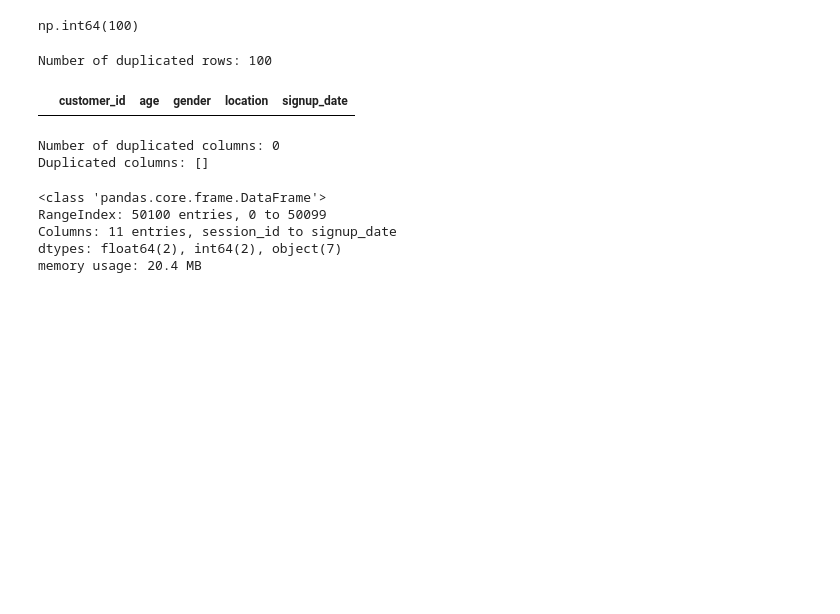
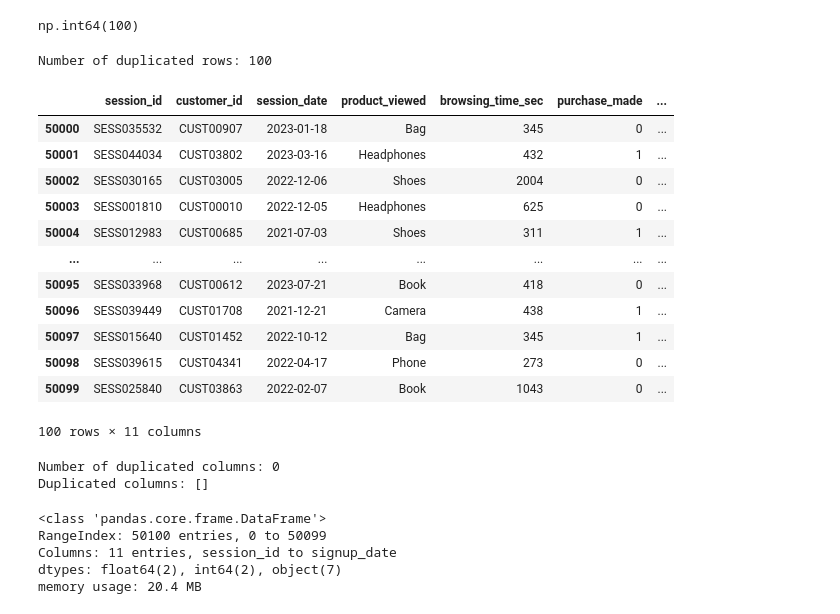
Before and after one commit to EfyaDufie2020/Analyzing-Customer-Behavior-for-E-commerce-Insights, a Jupyter notebook: E-commerce.ipynb, the cells around one changed output. Cells and saved outputs as stored; diff of their text form; code cells hidden in the pictures; blank space fills up the shorter version.

```diff
--- a/E-commerce.ipynb
+++ b/E-commerce.ipynb
@@ -272,5 +273,5 @@ We will do a left join using the Customer Id. df_final is the combined data set
 # %%
-df_final = df_sessions.merge(df_customers, how='left', on='customer_id', suffixes=('_df_sessions','_df_customers'))
+df_combine = df_sessions.merge(df_customers, how='left', on='customer_id', suffixes=('_df_sessions','_df_customers'))
 # %% [markdown]
 ## Exploratory Data Analysis(EDA)
 # %%
@@ -350,16 +351,28 @@ df_final.duplicated().sum()
 np.int64(100)
 # %%
 # Check for duplicated rows
-duplicated_rows = df_final.duplicated()
+duplicated_rows = df_combine.duplicated()
 
 # Display the number of duplicated rows
 print(f"Number of duplicated rows: {duplicated_rows.sum()}")
 
 # Display duplicated rows
-df_customers[duplicated_rows]
+df_combine[duplicated_rows]
 # %% [output]
 Number of duplicated rows: 100
-|  | customer_id | age | gender | location | signup_date |
+|  | session_id | customer_id | session_date | product_viewed | browsing_time_sec | purchase_made | ... |
+| 50000 | SESS035532 | CUST00907 | 2023-01-18 | Bag | 345 | 0 | ... |
+| 50001 | SESS044034 | CUST03802 | 2023-03-16 | Headphones | 432 | 1 | ... |
+| 50002 | SESS030165 | CUST03005 | 2022-12-06 | Shoes | 2004 | 0 | ... |
+| 50003 | SESS001810 | CUST00010 | 2022-12-05 | Headphones | 625 | 0 | ... |
+| 50004 | SESS012983 | CUST00685 | 2021-07-03 | Shoes | 311 | 1 | ... |
+| ... | ... | ... | ... | ... | ... | ... | ... |
+| 50095 | SESS033968 | CUST00612 | 2023-07-21 | Book | 418 | 0 | ... |
+| 50096 | SESS039449 | CUST01708 | 2021-12-21 | Camera | 438 | 1 | ... |
+| 50097 | SESS015640 | CUST01452 | 2022-10-12 | Bag | 345 | 1 | ... |
+| 50098 | SESS039615 | CUST04341 | 2022-04-17 | Phone | 273 | 0 | ... |
+| 50099 | SESS025840 | CUST03863 | 2022-02-07 | Book | 1043 | 0 | ... |
+100 rows × 11 columns
 # %%
 # Check for duplicated columns
 
```
Also changed, not shown: parts of 47 cells of this notebook, 1 other file.
